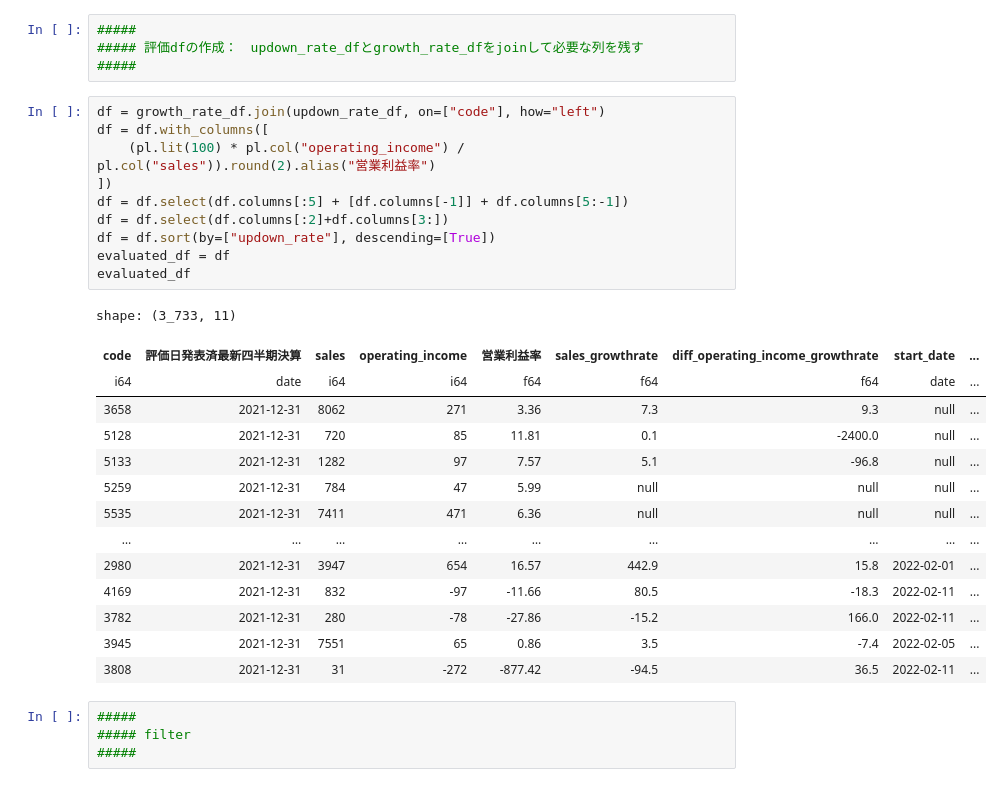
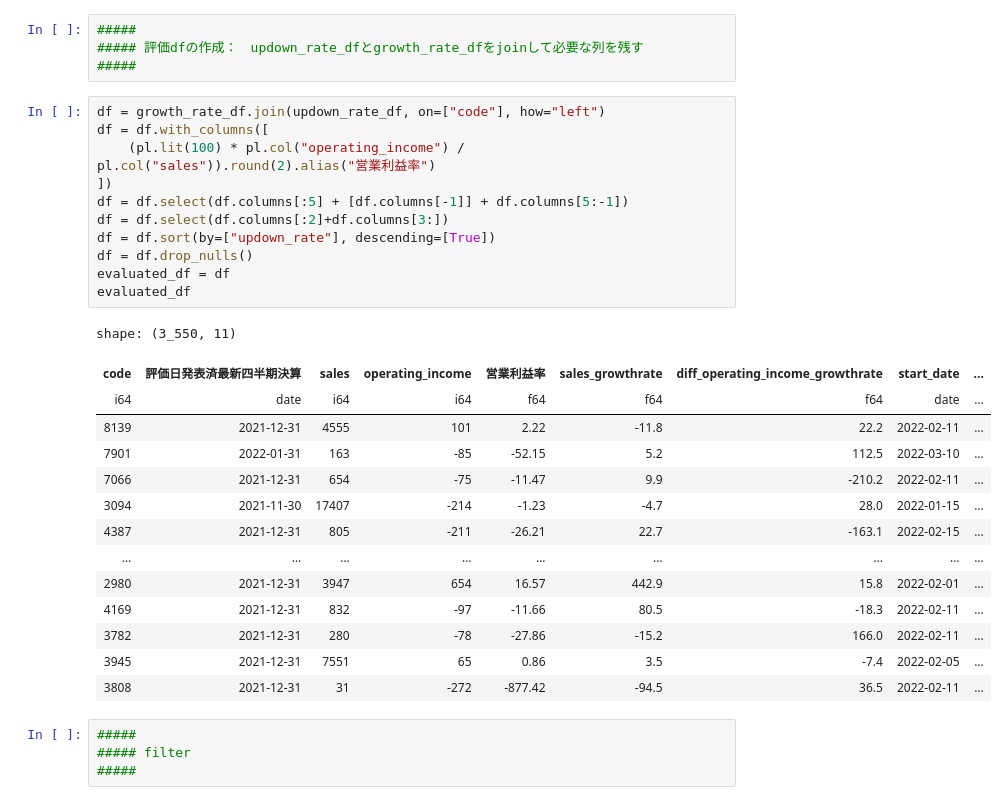
Before and after one commit to ogs-digilfe/wequant, a Jupyter notebook: notebooks/analysis/四半期騰落率過去分析1.ipynb, the cells around one changed output. Drawn from its saved outputs; the diff is of its cells as text.

```diff
--- a/notebooks/analysis/四半期騰落率過去分析1.ipynb
+++ b/notebooks/analysis/四半期騰落率過去分析1.ipynb
@@ -108,22 +93,23 @@ shape: (3_733, 7)
 # %%
 df = growth_rate_df.join(updown_rate_df, on=["code"], how="left")
 df = df.with_columns([
     (pl.lit(100) * pl.col("operating_income") / pl.col("sales")).round(2).alias("営業利益率")
 ])
 df = df.select(df.columns[:5] + [df.columns[-1]] + df.columns[5:-1])
 df = df.select(df.columns[:2]+df.columns[3:])
 df = df.sort(by=["updown_rate"], descending=[True])
+df = df.drop_nulls()
 evaluated_df = df
 evaluated_df
 # %% [output]
-shape: (3_733, 11)
+shape: (3_550, 11)
 | code | 評価日発表済最新四半期決算 | sales | operating_income | 営業利益率 | sales_growthrate | diff_operating_income_growthrate | start_date | ... |
 | i64 | date | i64 | i64 | f64 | f64 | f64 | date | ... |
-| 3658 | 2021-12-31 | 8062 | 271 | 3.36 | 7.3 | 9.3 | null | ... |
-| 5128 | 2021-12-31 | 720 | 85 | 11.81 | 0.1 | -2400.0 | null | ... |
-| 5133 | 2021-12-31 | 1282 | 97 | 7.57 | 5.1 | -96.8 | null | ... |
-| 5259 | 2021-12-31 | 784 | 47 | 5.99 | null | null | null | ... |
-| 5535 | 2021-12-31 | 7411 | 471 | 6.36 | null | null | null | ... |
+| 8139 | 2021-12-31 | 4555 | 101 | 2.22 | -11.8 | 22.2 | 2022-02-11 | ... |
+| 7901 | 2022-01-31 | 163 | -85 | -52.15 | 5.2 | 112.5 | 2022-03-10 | ... |
+| 7066 | 2021-12-31 | 654 | -75 | -11.47 | 9.9 | -210.2 | 2022-02-11 | ... |
+| 3094 | 2021-11-30 | 17407 | -214 | -1.23 | -4.7 | 28.0 | 2022-01-15 | ... |
+| 4387 | 2021-12-31 | 805 | -211 | -26.21 | 22.7 | -163.1 | 2022-02-15 | ... |
 | … | … | … | … | … | … | … | … | ... |
 | 2980 | 2021-12-31 | 3947 | 654 | 16.57 | 442.9 | 15.8 | 2022-02-01 | ... |
 | 4169 | 2021-12-31 | 832 | -97 | -11.66 | 80.5 | -18.3 | 2022-02-11 | ... |
```
Also changed, not shown: parts of 17 cells of this notebook, 1 other file.
